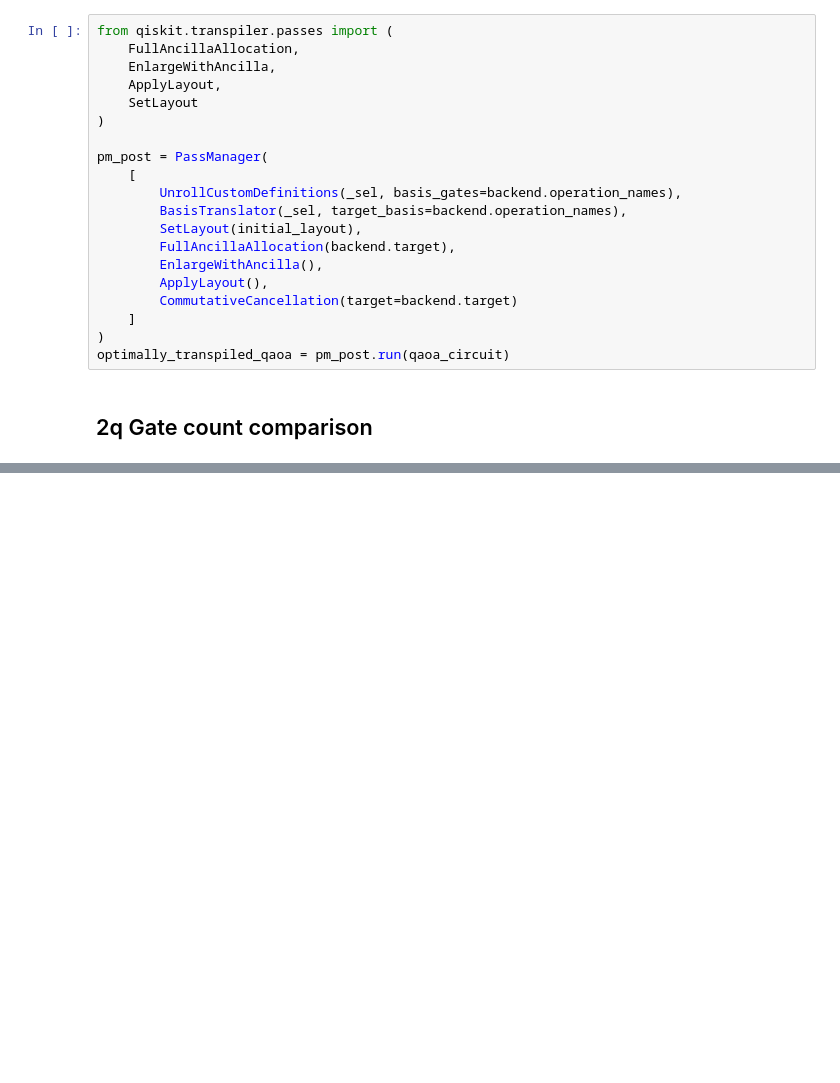
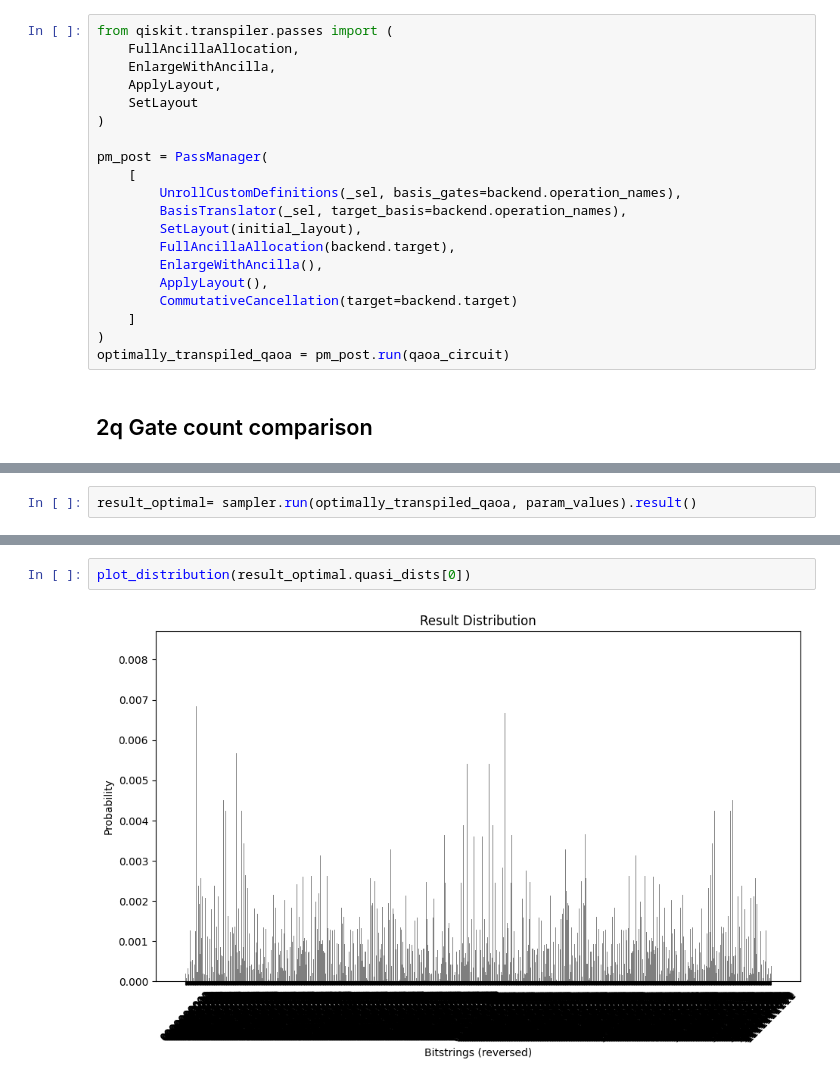
Before and after one commit to qiskit-community/qopt-best-practices, a Jupyter notebook: how_tos/transpilation_best_practices.ipynb, the cells around one changed output, grey strips where cells are left out. Drawn from its saved outputs; the diff is of its cells as text; blank space fills up the shorter version.

```diff
--- a/how_tos/transpilation_best_practices.ipynb
+++ b/how_tos/transpilation_best_practices.ipynb
@@ -251,0 +304,2 @@ print(f"2q depth for optimal circuit = {optimal_depth}")
+# %%
+result_optimal= sampler.run(optimally_transpiled_qaoa, param_values).result()
@@ -251,0 +333,4 @@ print(f"2q depth for optimal circuit = {optimal_depth}")
+# %%
+plot_distribution(result_optimal.quasi_dists[0])
+# %% [output]
+[figure, added]
```
Also changed, not shown: parts of 23 cells of this notebook.
